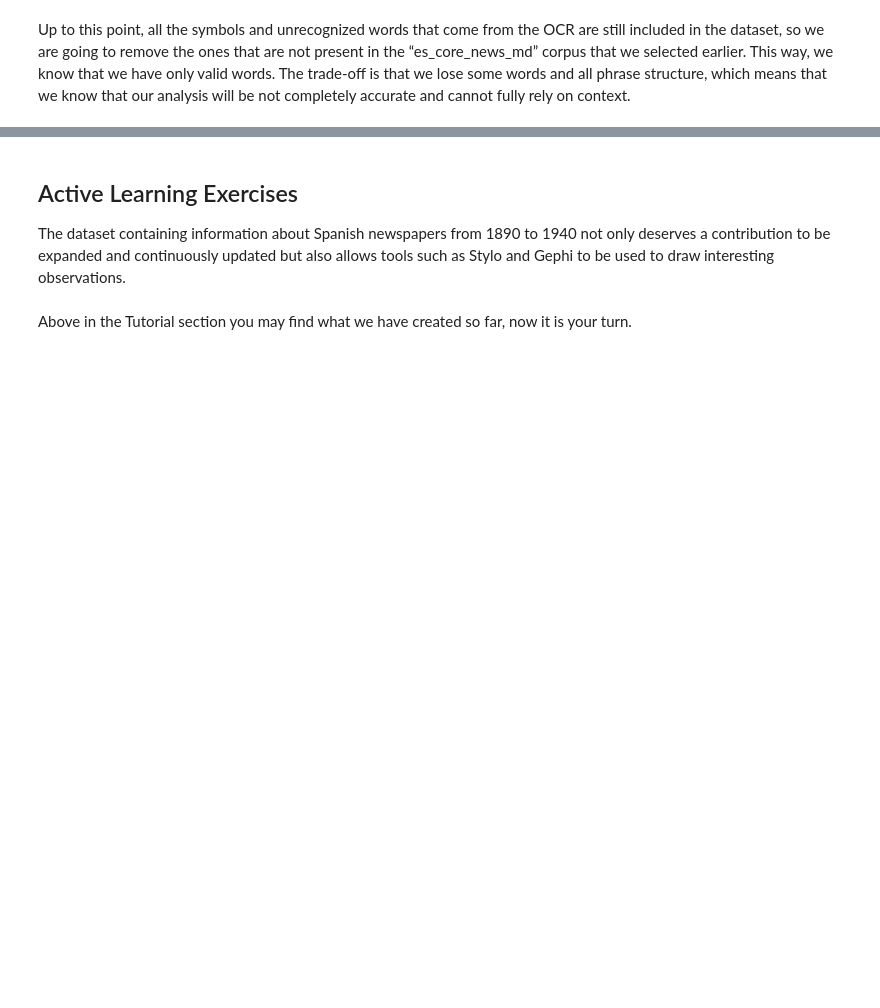
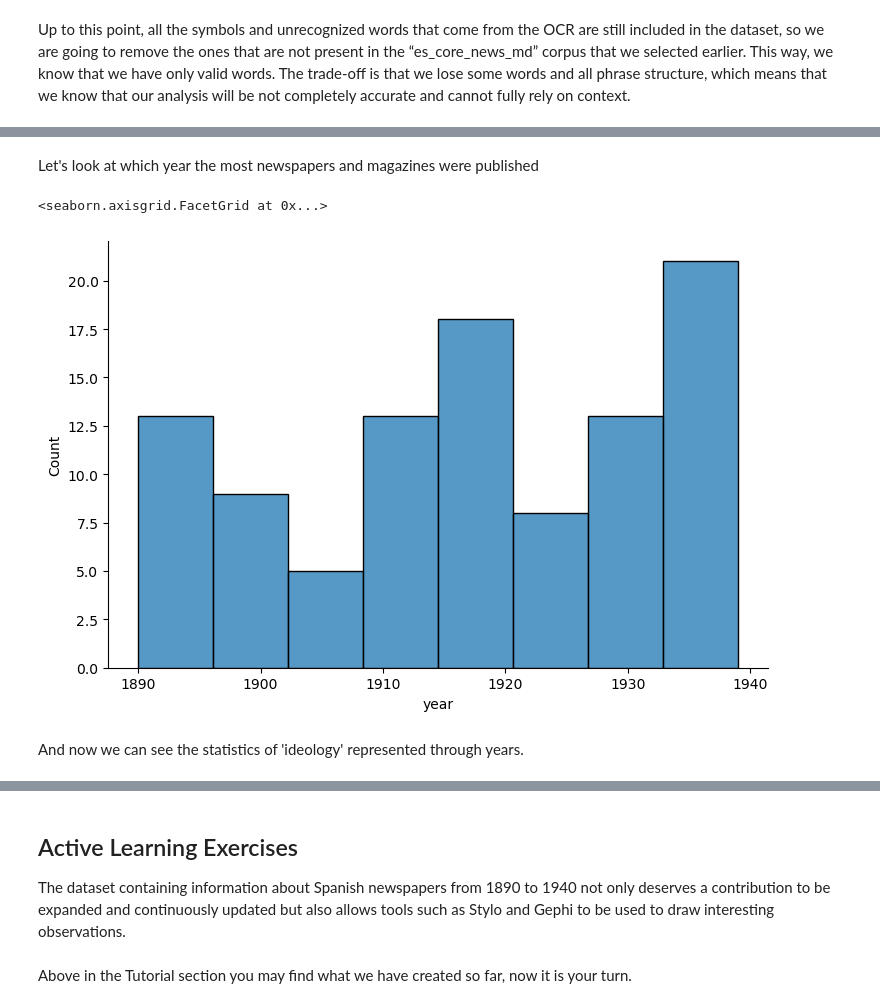
Before and after one commit to pilyu/Collecting-Data-, a Jupyter notebook: Group6_FinalProject.ipynb, the cells around one changed output, grey strips where cells are left out. Cells and saved outputs as stored; diff of their text form; code cells hidden in the pictures; blank space fills up the shorter version.

```diff
--- a/Group6_FinalProject.ipynb
+++ b/Group6_FinalProject.ipynb
@@ -153,0 +156,10 @@ create_subcorpus("foundedin")
+# %%
+# Download libraries useful for data analysis
+import seaborn as sns
+import matplotlib.pyplot as plt
+import numpy as np
+from bs4 import BeautifulSoup
+
+# Read the csv file into pandas
+editions_with_text = pd.read_csv ('./editions_with_text.csv')
+df = editions_with_text #To make it easier when calling the DataFrame
@@ -153,0 +233,9 @@ create_subcorpus("foundedin")
+# %% [markdown]
+Let's look at which year the most newspapers and magazines were published
+# %%
+sns.displot(x='year', height=5,aspect=1.5, data=df)
+# %% [output]
+<seaborn.axisgrid.FacetGrid at 0x...>
+[figure, added]
+# %% [markdown]
+And now we can see the statistics of 'ideology' represented through years.
```
Also changed, not shown: parts of 30 cells of this notebook.
